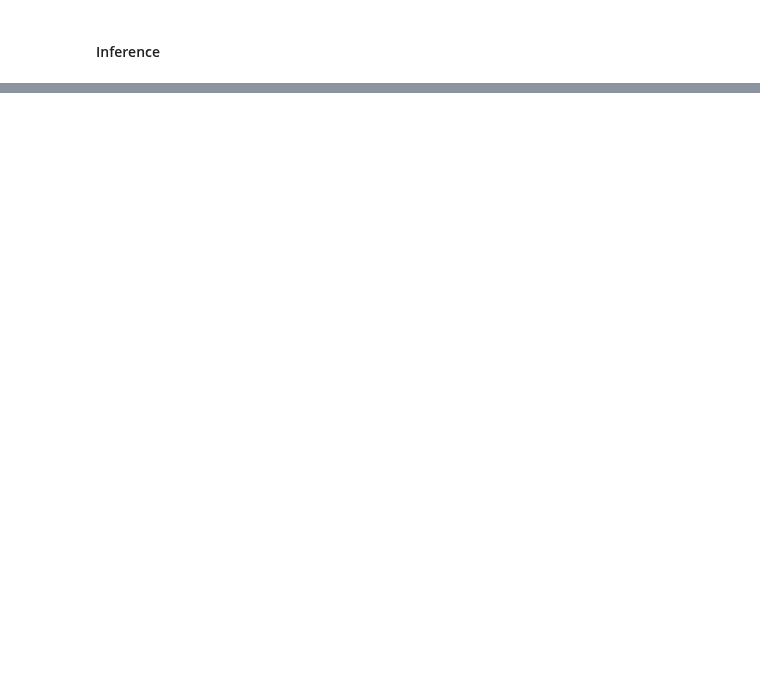
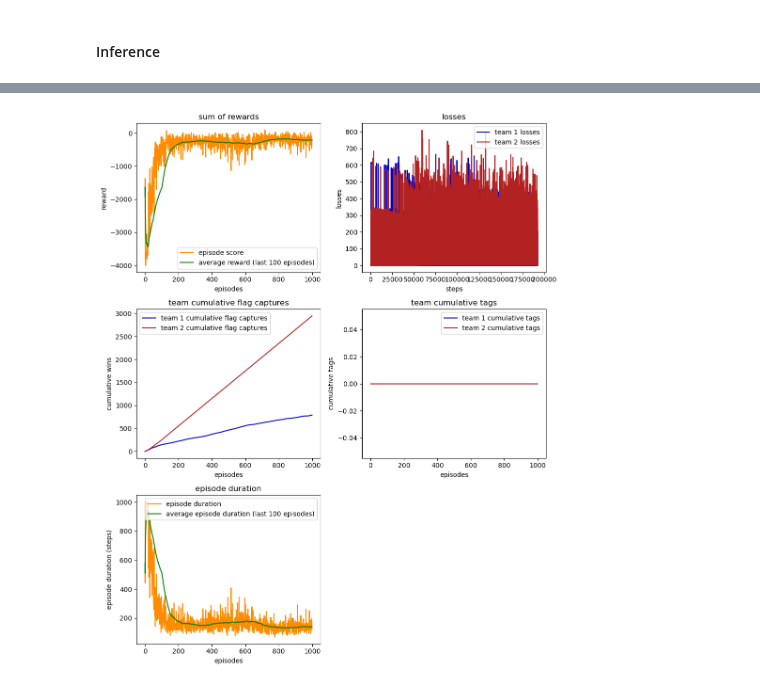
Before and after one commit to g-nightingale/marl-ctf-development, a Jupyter notebook: mvp_environment/mvp_env.ipynb, the cells around one changed output, grey strips where cells are left out. Cells and saved outputs as stored; diff of their text form; code cells hidden in the pictures; blank space fills up the shorter version.

```diff
--- a/mvp_environment/mvp_env.ipynb
+++ b/mvp_environment/mvp_env.ipynb
@@ -383,0 +481,4 @@ Total moves: 73
+# %%
+ut.plot_training_performance(*training_metrics)
+# %% [output]
+[figure, added]
```
Also changed, not shown: parts of 14 cells of this notebook, 6 other files.
